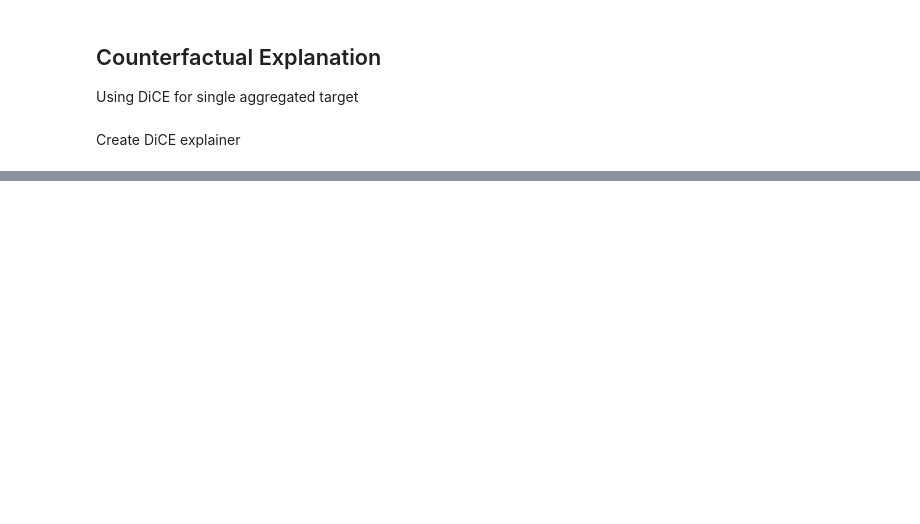
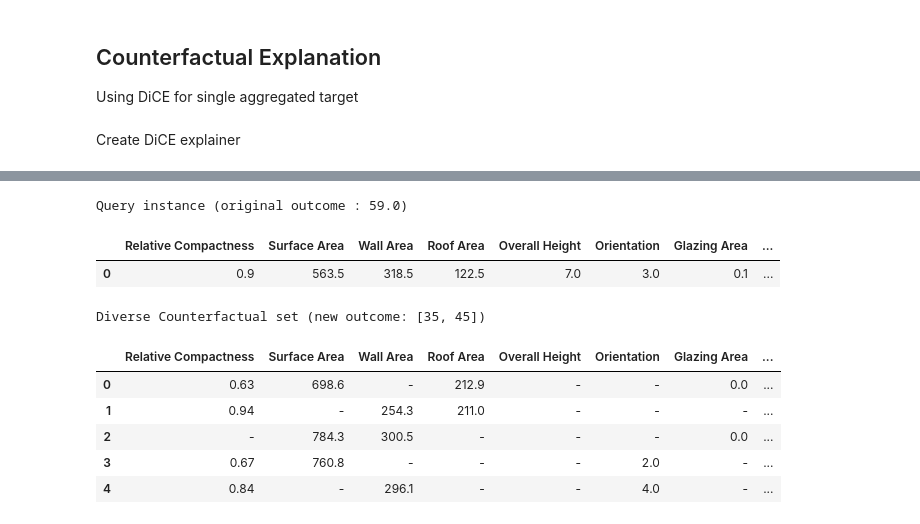
Before and after one commit to fattahzulikram/WQF7009-AA, a Jupyter notebook: explainer.ipynb, the cells around one changed output, grey strips where cells are left out. Saved outputs shown, nothing was run; the diff lists cells and outputs as text; code cells hidden in the pictures; blank space fills up the shorter version.

```diff
--- a/explainer.ipynb
+++ b/explainer.ipynb
@@ -171,0 +187,5 @@ Diverse Counterfactual set (new outcome: [35, 45])
+# %%
+features_change = X_train.columns
+features_change = features_change.drop('Overall Height')
+features_change = features_change.to_list()
+features_change
@@ -171,0 +200,20 @@ Diverse Counterfactual set (new outcome: [35, 45])
+# %%
+counterfactual = dice_explainer.generate_counterfactuals(
+    query_instances=query_instance,
+    total_CFs=5,
+    desired_range=[35, 45],
+    features_to_vary=features_change
+)
+# %%
+counterfactual.visualize_as_dataframe(show_only_changes=True)
+# %% [output]
+Query instance (original outcome : 59.0)
+|  | Relative Compactness | Surface Area | Wall Area | Roof Area | Overall Height | Orientation | Glazing Area | ... |
+| 0 | 0.9 | 563.5 | 318.5 | 122.5 | 7.0 | 3.0 | 0.1 | ... |
+Diverse Counterfactual set (new outcome: [35, 45])
+|  | Relative Compactness | Surface Area | Wall Area | Roof Area | Overall Height | Orientation | Glazing Area | ... |
+| 0 | 0.63 | 698.6 | - | 212.9 | - | - | 0.0 | ... |
+| 1 | 0.94 | - | 254.3 | 211.0 | - | - | - | ... |
+| 2 | - | 784.3 | 300.5 | - | - | - | 0.0 | ... |
+| 3 | 0.67 | 760.8 | - | - | - | 2.0 | - | ... |
+| 4 | 0.84 | - | 296.1 | - | - | 4.0 | - | ... |
```
Also changed, not shown: parts of 13 cells of this notebook, 2 other files.
